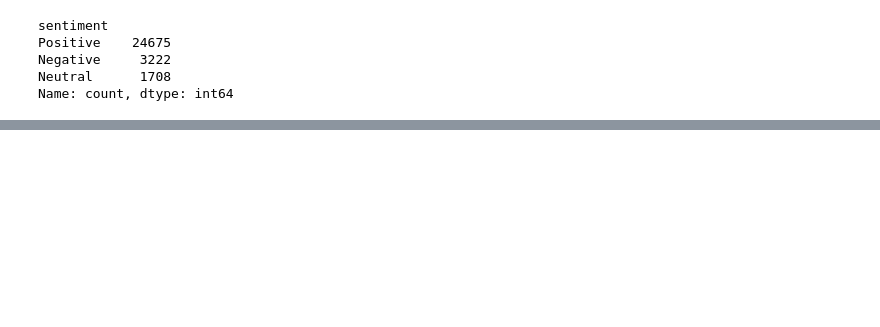
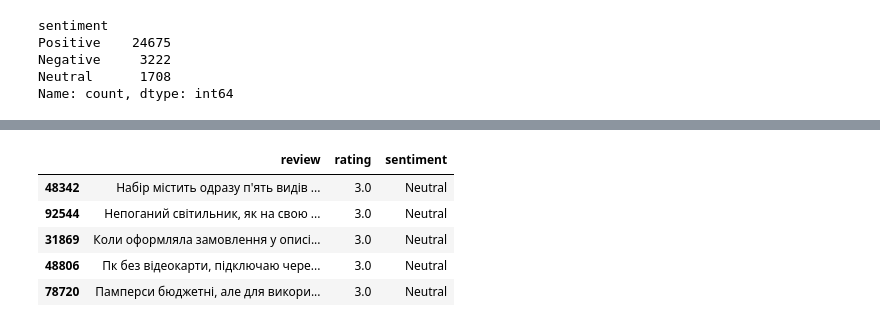
Before and after one commit to Hospodarskyy/internship_task, a Jupyter notebook: extract_data.ipynb, the cells around one changed output, grey strips where cells are left out. Cells and saved outputs as stored; diff of their text form; code cells hidden in the pictures; blank space fills up the shorter version.

```diff
--- a/extract_data.ipynb
+++ b/extract_data.ipynb
@@ -212,0 +239,9 @@ final_df.to_csv('balanced_reviews.csv', index=True)
+# %%
+df_extra_neutral_sample.head()
+# %% [output]
+|  | review | rating | sentiment |
+| 48342 | Набір містить одразу п'ять видів ... | 3.0 | Neutral |
+| 92544 | Непоганий світильник, як на свою ... | 3.0 | Neutral |
+| 31869 | Коли оформляла замовлення у описі... | 3.0 | Neutral |
+| 48806 | Пк без відеокарти, підключаю чере... | 3.0 | Neutral |
+| 78720 | Памперси бюджетні, але для викори... | 3.0 | Neutral |
```
Also changed, not shown: parts of 19 cells of this notebook, 3 other files.
